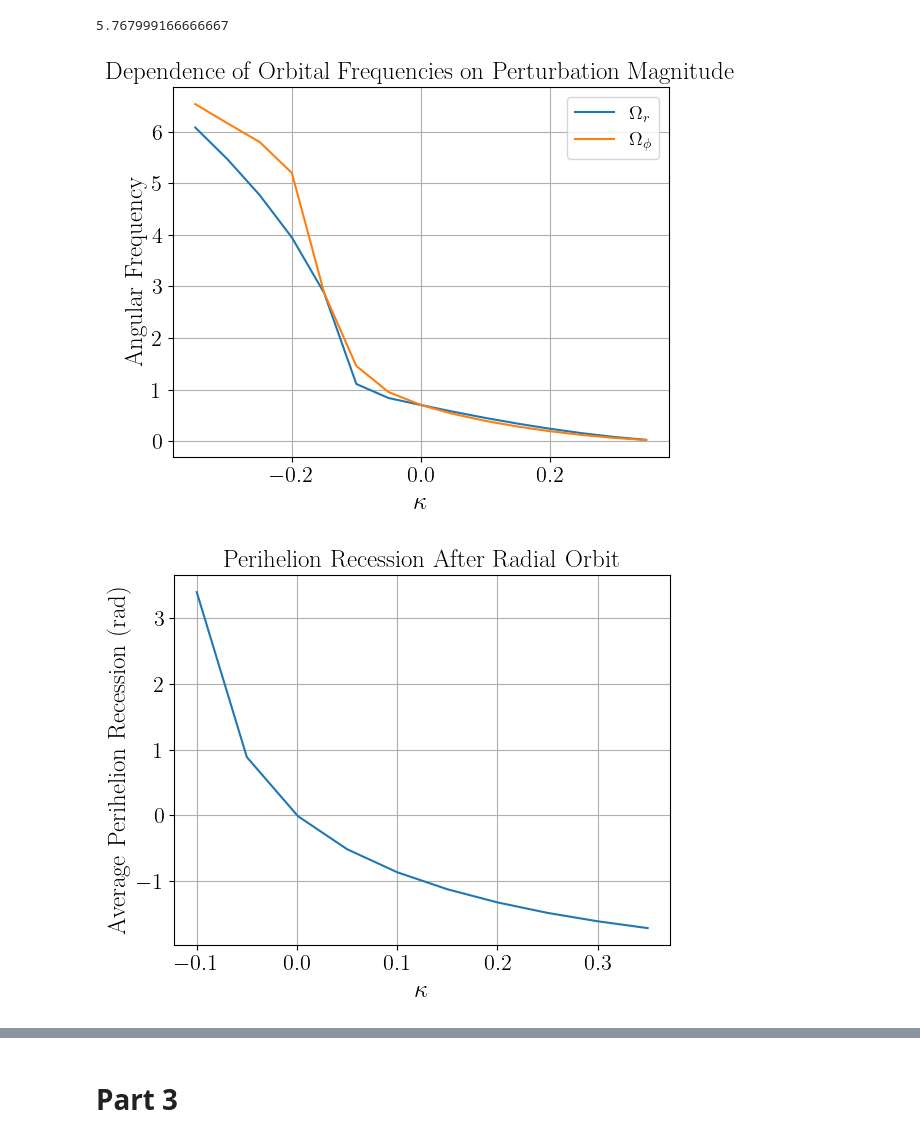
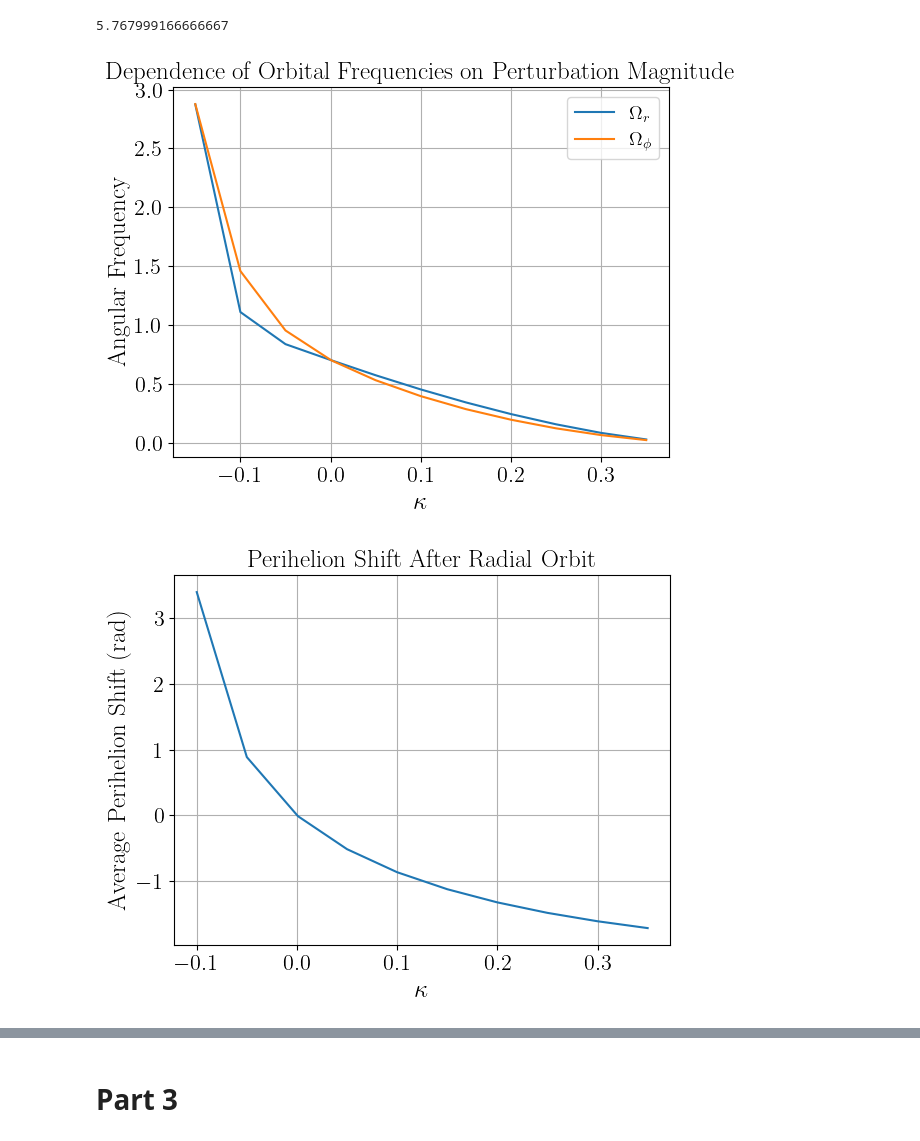
Before and after one commit to acwen11/hw3, a Jupyter notebook: output/Q4.ipynb, the cells around one changed output, grey strips where cells are left out. Saved outputs shown, nothing was run; the diff lists cells and outputs as text; code cells hidden in the pictures.

```diff
--- a/output/Q4.ipynb
+++ b/output/Q4.ipynb
@@ -114,7 +114,7 @@ def get_kappa_data(kappa):
 
     return np.array([omega_r, omega_phi, peri_prec])
 # %%
-kappa_range = [-0.35, -0.3, -0.25, -0.2, -0.15, -0.1, -0.05, 0.001, 0.05, 0.1, 0.15, 0.2, 0.25, 0.3, 0.35]
+kappa_range = [-0.15, -0.1, -0.05, 0.001, 0.05, 0.1, 0.15, 0.2, 0.25, 0.3, 0.35]
 kappa_plots = np.zeros(shape=(len(kappa_range),3))
 for ii, kk in enumerate(kappa_range):
     kappa_plots[ii] = get_kappa_data(kk)
@@ -129,13 +129,13 @@ plt.title("Dependence of Orbital Frequencies on Perturbation Magnitude")
 plt.grid()
 plt.show()
 # %% [output]
-[figure, old version]
+[figure, new version]
 # %%
 plt.plot(kappa_range, kappa_plots[2])
 plt.xlabel(r"$\kappa$")
-plt.ylabel("Average Perihelion Recession (rad)")
-plt.title("Perihelion Recession After Radial Orbit")
+plt.ylabel("Average Perihelion Shift (rad)")
+plt.title("Perihelion Shift After Radial Orbit")
 plt.grid()
 plt.show()
 # %% [output]
-[figure, old version]
+[figure, new version]
```
Also changed, not shown: parts of 1 cell of this notebook, 7 other files.
